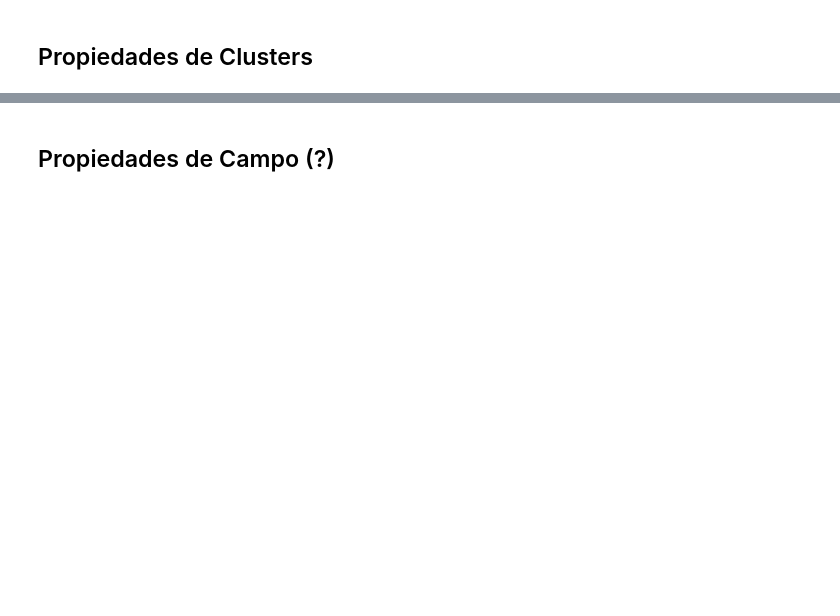
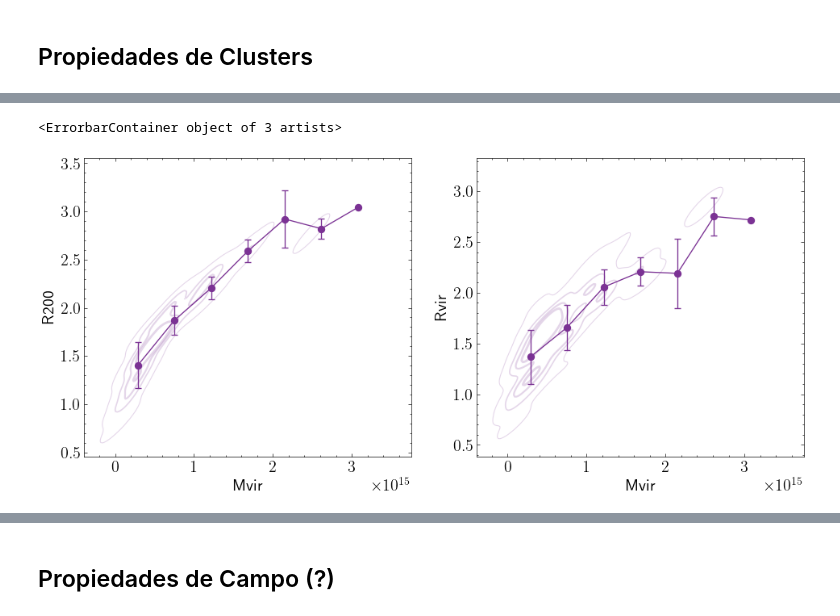
Before and after one commit to francaporaso/extragalactica, a Jupyter notebook: guia5/presentacion.ipynb, the cells around one changed output, grey strips where cells are left out. Drawn from its saved outputs; the diff is of its cells as text; code cells hidden in the pictures; blank space fills up the shorter version.

```diff
--- a/guia5/presentacion.ipynb
+++ b/guia5/presentacion.ipynb
@@ -120,2 +141,15 @@ def fitbimodal_quantiles(data, col_fit='ur', col_q='Mr01', nquantiles=5, p0=[0.5
+# %%
+def weighted_mean_of_col(data, nbins=10, col_median='dist', col_corr='Dn4000'):
+    bin_edges = np.linspace(data[col_median].min(), data[col_median].max(), nbins+1)
+    bin_center = 0.5*(bin_edges[1:]+bin_edges[:-1])
+    median = np.zeros(nbins)
+    std = np.zeros(nbins)
+    for i in range(nbins):
+        mask = (data[col_median]>bin_edges[i])&(data[col_median]<bin_edges[i+1])
+        if not np.any(mask): continue
+        median[i] = np.average(data[col_corr][mask], weights=data['w'][mask])
+        std[i] = np.std(data[col_corr][mask])
+
+    return bin_center, median, std
 # %% [markdown]
 ## Catálogos
@@ -161,0 +281,49 @@ for col in COLUMNS[CL]:
+# %%
+fig, axes = plt.subplots(1,2, figsize=(12,5))
+sns.kdeplot(
+    ax=axes[0],
+    data=cluster,
+    x='Mvir', y='R200',
+    weights='w',
+    color=COLORS[CL], levels=LEVELS, linewidths=LWS,
+    alpha=0.2
+)
+bin_center, median, yerr = weighted_mean_of_col(cluster, nbins=7, col_median='Mvir', col_corr='R200')
+axes[0].errorbar(
+    bin_center, median, yerr=yerr,
+    c=COLORS[CL],
+    fmt='o-'
+)
+
+sns.kdeplot(
+    ax=axes[1],
+    data=cluster,
+    x='Mvir', y='Rvir',
+    weights='w',
+    color=COLORS[CL], levels=LEVELS, linewidths=LWS,
+    alpha=0.2
+)
+bin_center, median, yerr = weighted_mean_of_col(cluster, nbins=7, col_median='Mvir', col_corr='Rvir')
+axes[1].errorbar(
+    bin_center, median, yerr=yerr,
+    c=COLORS[CL],
+    fmt='o-'
+)
+
+#sns.kdeplot(
+#    ax=axes[1,0],
+#    data=cluster,
+#    x='Rvir', y='R200',
+#    weights='w',
+#    color=COLORS[CL], levels=LEVELS, linewidths=LWS,
+#    alpha=0.2
+#)
+#bin_center, median, yerr = median_of_col(cluster, col_median='Rvir', col_corr='R200')
+#axes[1,0].errorbar(
+#    bin_center, median, yerr=std,
+#    c=COLORS[CL],
+#    fmt='o-'
+#)
+# %% [output]
+<ErrorbarContainer object of 3 artists>
+[figure, added]
```
Also changed, not shown: parts of 43 cells of this notebook, 1 other file.
